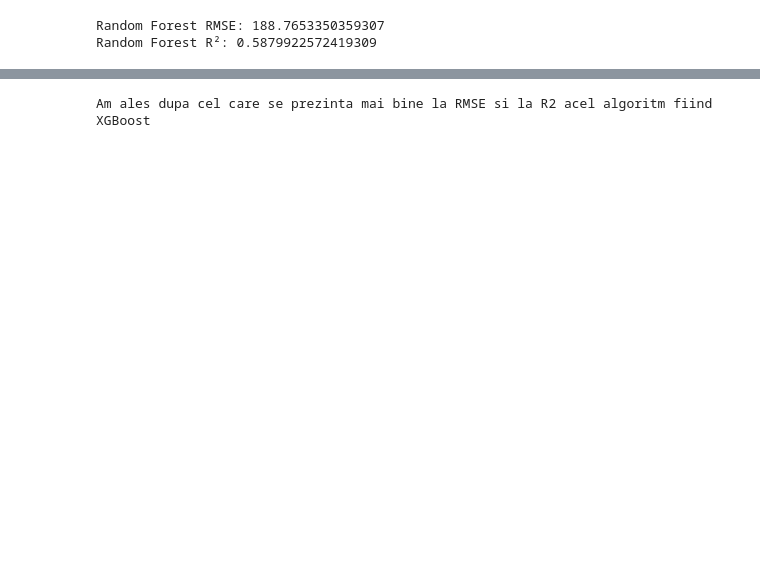
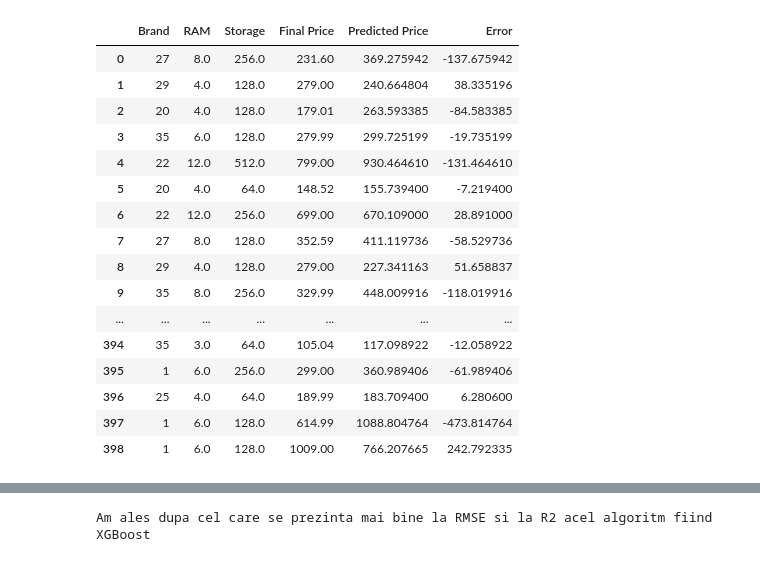
Before and after one commit to BusecanAntonio/SmartphonePriceDataset, a Jupyter notebook: SmartphonePriceDataset.ipynb, the cells around one changed output, grey strips where cells are left out. Saved outputs shown, nothing was run; the diff lists cells and outputs as text; code cells hidden in the pictures; blank space fills up the shorter version.

```diff
--- a/SmartphonePriceDataset.ipynb
+++ b/SmartphonePriceDataset.ipynb
@@ -249,13 +356,12 @@ Intercept: 430.8810167029775
 # %%
-from IPython.display import display
 display(plt.gcf())
 
 # Codificarea Brand-ului cu LabelEncoder
 label_encoder = LabelEncoder()
 df.loc[:, 'Brand'] = label_encoder.fit_transform(df['Brand'])
 
-X = df[['RAM', 'Storage', 'Brand']]
-y = df['Final Price']
+X = df[['RAM', 'Storage', 'Brand','Color_Score']]
+y = df['Final Price']  # inlocuit 'Final Price' cu 'price'
 
 # Impartirea datelor in seturi de antrenament si test
 X_train, X_test, y_train, y_test = train_test_split(X, y, test_size=0.2, random_state=42)
@@ -313,39 +518,81 @@ plt.show()
 # %%
 from sklearn.ensemble import RandomForestRegressor
+
+# Presupun că ai deja df și coloanele necesare pregătite
+# Codificarea Brand-ului
+label_encoder = LabelEncoder()
+df['Brand'] = label_encoder.fit_transform(df['Brand'])
+
+# Selectarea caracteristicilor și target-ului
+X = df[['RAM', 'Storage', 'Brand','Color_Score']]
+y = df['Final Price']
+
+# Standardizarea caracteristicilor
+scaler = StandardScaler()
+X_scaled = scaler.fit_transform(X)
 
 # Crearea si antrenarea modelului Random Forest
 rf_model = RandomForestRegressor(n_estimators=100, random_state=42)
 rf_model.fit(X_train_scaled, y_train)
 
-# Predictiile pentru setul de test
+# Predictii
 y_pred_rf = rf_model.predict(X_test_scaled)
 
-# Evaluarea performantei modelului Random Forest
+# Evaluare
 rmse_rf = np.sqrt(mean_squared_error(y_test, y_pred_rf))
 r2_rf = r2_score(y_test, y_pred_rf)
 
-# Afisarea performantei modelului Random Forest
-print(f"Random Forest RMSE: {rmse_rf}")
-print(f"Random Forest R²: {r2_rf}")
 
+# Predicții pe toate datele
+y_pred_rf_all = rf_model.predict(X_scaled)
 
+# Crearea DataFrame-ului cu rezultatele
+results_rf_df = df.copy()
+results_rf_df['Predicted Price'] = y_pred_rf_all
+results_rf_df['Error'] = results_rf_df['Final Price'] - results_rf_df['Predicted Price']
+
+# Afișare rezultate
+display(results_rf_df[['Brand', 'RAM', 'Storage', 'Final Price', 'Predicted Price', 'Error']])
+
+# Scatter plot Real vs Predicted
 plt.figure(figsize=(8, 6))
-plt.scatter(y_test, y_pred_rf, color='green', alpha=0.6)
-plt.plot([min(y_test), max(y_test)], [min(y_test), max(y_test)], color='red', linestyle='--')
-plt.title('Random Forest: Real vs Predicted Final Price')
+plt.scatter(y, y_pred_rf_all, color='green', alpha=0.4, s=20)
+plt.plot([y.min(), y.max()], [y.min(), y.max()], color='red', linestyle='--')
+plt.title('Random Forest: Real vs Predicted Final Price (toate datele)')
 plt.xlabel('Real Price')
 plt.ylabel('Predicted Price')
+plt.xlim(y.min() * 0.9, y.max() * 1.1)
+plt.ylim(y.min() * 0.9, y.max() * 1.1)
 plt.tight_layout()
 plt.show()
 
+# Residual Plot
+residuals_rf = y - y_pred_rf_all
 plt.figure(figsize=(8, 6))
-sns.residplot(x=y_pred_rf, y=y_test - y_pred_rf, color='orange')
-plt.title('Random Forest: Residual Plot')
+plt.scatter(y_pred_rf_all, residuals_rf, color='orange', alpha=0.4, s=20)
+plt.axhline(y=0, color='red', linestyle='--')
+plt.title('Random Forest: Residual Plot (toate datele)')
 plt.xlabel('Predicted Price')
 plt.ylabel('Residuals')
+plt.xlim(y_pred_rf_all.min() * 0.9, y_pred_rf_all.max() * 1.1)
 plt.tight_layout()
 plt.show()
 # %% [output]
-Random Forest RMSE: 188.7653350359307
-Random Forest R²: 0.5879922572419309
+|  | Brand | RAM | Storage | Final Price | Predicted Price | Error |
+| 0 | 27 | 8.0 | 256.0 | 231.60 | 369.275942 | -137.675942 |
+| 1 | 29 | 4.0 | 128.0 | 279.00 | 240.664804 | 38.335196 |
+| 2 | 20 | 4.0 | 128.0 | 179.01 | 263.593385 | -84.583385 |
+| 3 | 35 | 6.0 | 128.0 | 279.99 | 299.725199 | -19.735199 |
+| 4 | 22 | 12.0 | 512.0 | 799.00 | 930.464610 | -131.464610 |
+| 5 | 20 | 4.0 | 64.0 | 148.52 | 155.739400 | -7.219400 |
+| 6 | 22 | 12.0 | 256.0 | 699.00 | 670.109000 | 28.891000 |
+| 7 | 27 | 8.0 | 128.0 | 352.59 | 411.119736 | -58.529736 |
+| 8 | 29 | 4.0 | 128.0 | 279.00 | 227.341163 | 51.658837 |
+| 9 | 35 | 8.0 | 256.0 | 329.99 | 448.009916 | -118.019916 |
+| ... | ... | ... | ... | ... | ... | ... |
+| 394 | 35 | 3.0 | 64.0 | 105.04 | 117.098922 | -12.058922 |
+| 395 | 1 | 6.0 | 256.0 | 299.00 | 360.989406 | -61.989406 |
+| 396 | 25 | 4.0 | 64.0 | 189.99 | 183.709400 | 6.280600 |
+| 397 | 1 | 6.0 | 128.0 | 614.99 | 1088.804764 | -473.814764 |
+| 398 | 1 | 6.0 | 128.0 | 1009.00 | 766.207665 | 242.792335 |
 # %%
```
Also changed, not shown: parts of 29 cells of this notebook.
